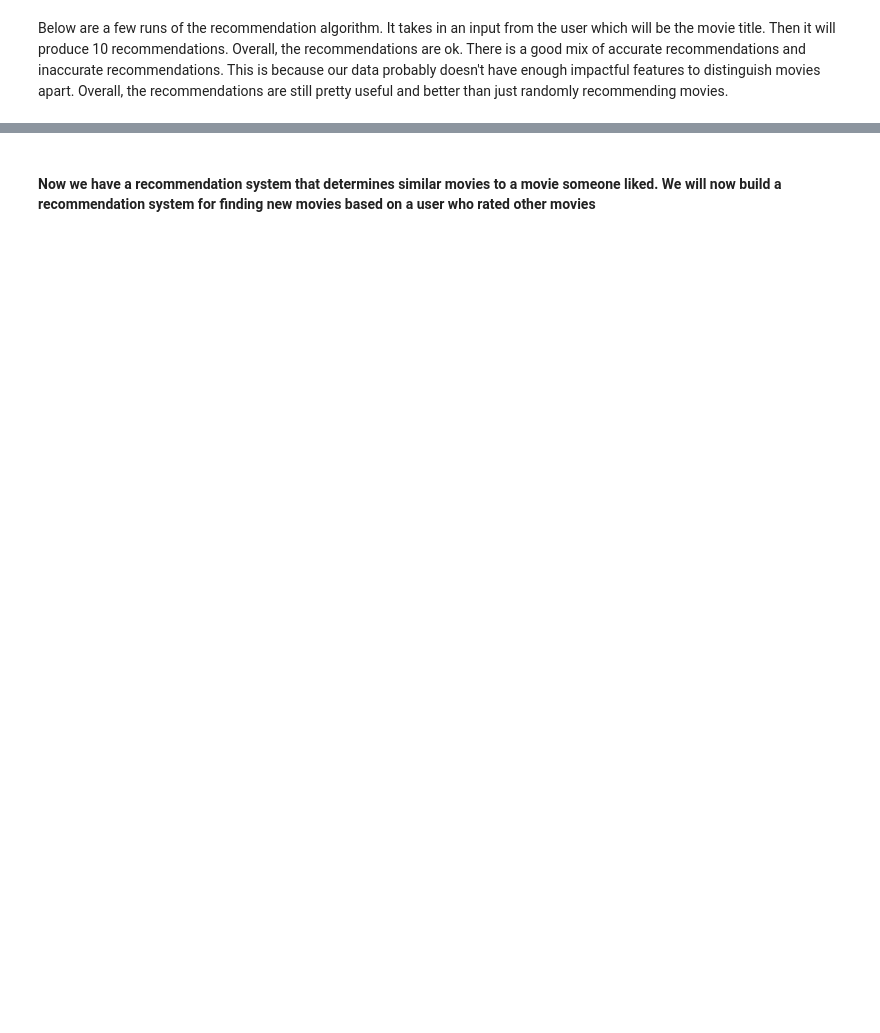
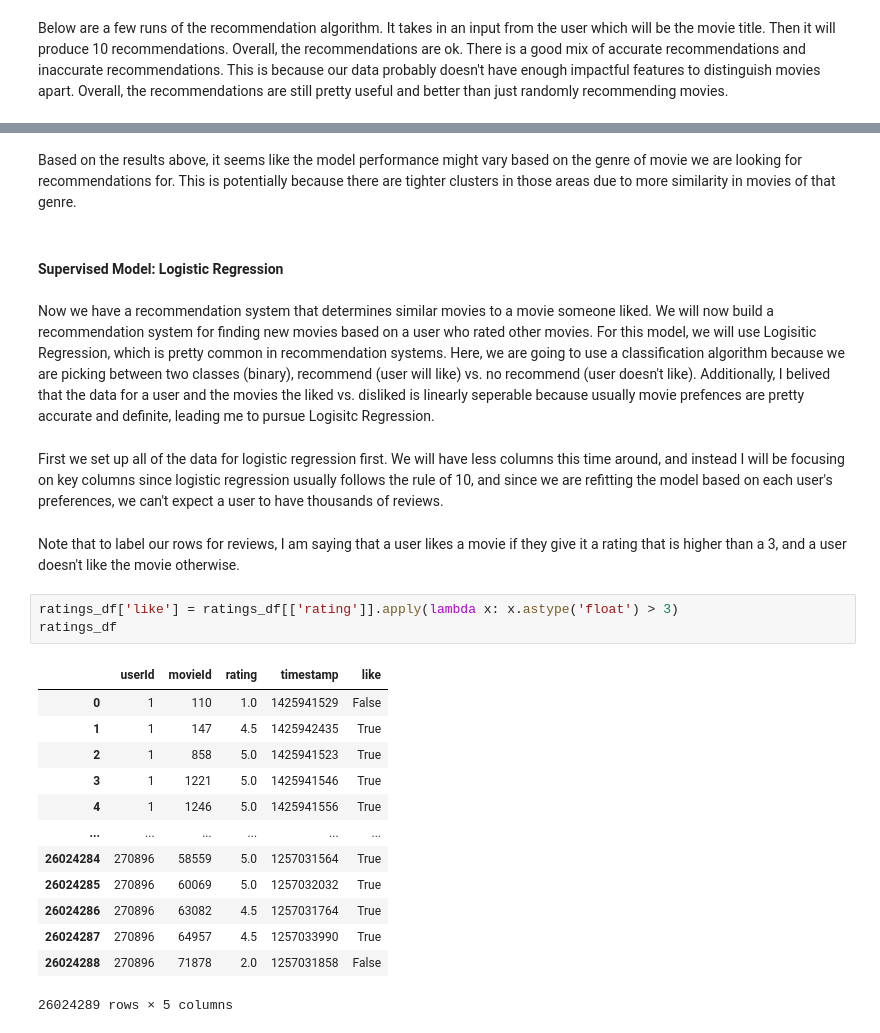
Before and after one commit to kevc528/MovieDatasetAnalysis, a Jupyter notebook: KevinChen_MoviesNotebook.ipynb, the cells around one changed output, grey strips where cells are left out. Saved outputs shown, nothing was run; the diff lists cells and outputs as text; blank space fills up the shorter version.

Commit message:
Finished Logistic Regression and Notes

```diff
--- a/KevinChen_MoviesNotebook.ipynb
+++ b/KevinChen_MoviesNotebook.ipynb
@@ -651,2 +668,27 @@ Bulworth
+# %% [markdown]
+Based on the results above, it seems like the model performance might vary based on the genre of movie we are looking for recommendations for. This is potentially because there are tighter clusters in those areas due to more similarity in movies of that genre.
+# %% [markdown]
+#### Supervised Model: Logistic Regression
 # %% [markdown]
-#### Now we have a recommendation system that determines similar movies to a movie someone liked. We will now build a recommendation system for finding new movies based on a user who rated other movies
+Now we have a recommendation system that determines similar movies to a movie someone liked. We will now build a recommendation system for finding new movies based on a user who rated other movies. For this model, we will use Logisitic Regression, which is pretty common in recommendation systems. Here, we are going to use a classification algorithm because we are picking between two classes (binary), recommend (user will like) vs. no recommend (user doesn't like). Additionally, I belived that the data for a user and the movies the liked vs. disliked is linearly seperable because usually movie prefences are pretty accurate and definite, leading me to pursue Logisitc Regression.
+# %% [markdown]
+First we set up all of the data for logistic regression first. We will have less columns this time around, and instead I will be focusing on key columns since logistic regression usually follows the rule of 10, and since we are refitting the model based on each user's preferences, we can't expect a user to have thousands of reviews.
+# %% [markdown]
+Note that to label our rows for reviews, I am saying that a user likes a movie if they give it a rating that is higher than a 3, and a user doesn't like the movie otherwise.
+# %%
+ratings_df['like'] = ratings_df[['rating']].apply(lambda x: x.astype('float') > 3)
+ratings_df
+# %% [output]
+|  | userId | movieId | rating | timestamp | like |
+| 0 | 1 | 110 | 1.0 | 1425941529 | False |
+| 1 | 1 | 147 | 4.5 | 1425942435 | True |
+| 2 | 1 | 858 | 5.0 | 1425941523 | True |
+| 3 | 1 | 1221 | 5.0 | 1425941546 | True |
+| 4 | 1 | 1246 | 5.0 | 1425941556 | True |
+| ... | ... | ... | ... | ... | ... |
+| 26024284 | 270896 | 58559 | 5.0 | 1257031564 | True |
+| 26024285 | 270896 | 60069 | 5.0 | 1257032032 | True |
+| 26024286 | 270896 | 63082 | 4.5 | 1257031764 | True |
+| 26024287 | 270896 | 64957 | 4.5 | 1257033990 | True |
+| 26024288 | 270896 | 71878 | 2.0 | 1257031858 | False |
+26024289 rows × 5 columns
```
Also changed, not shown: parts of 37 cells of this notebook.
